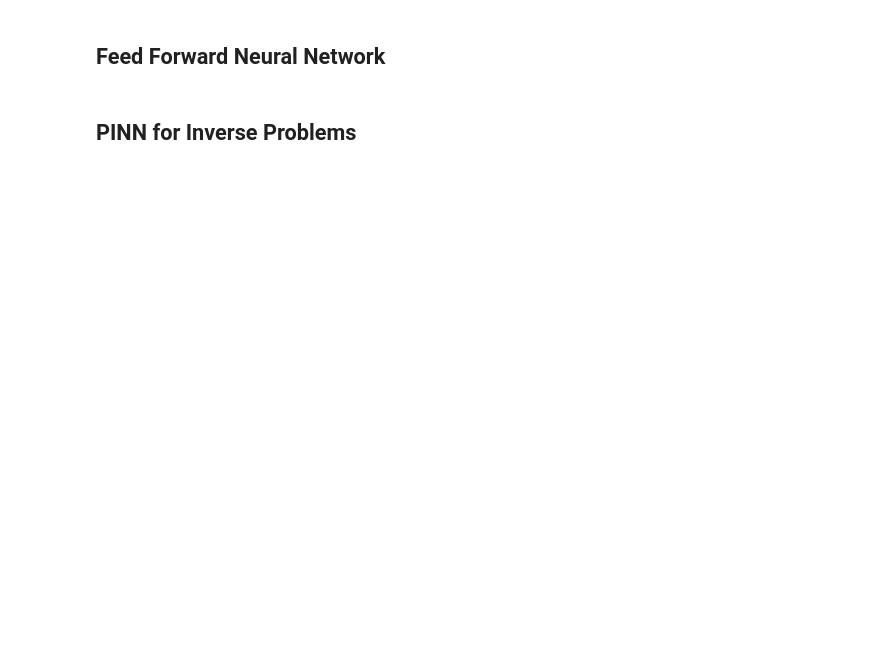
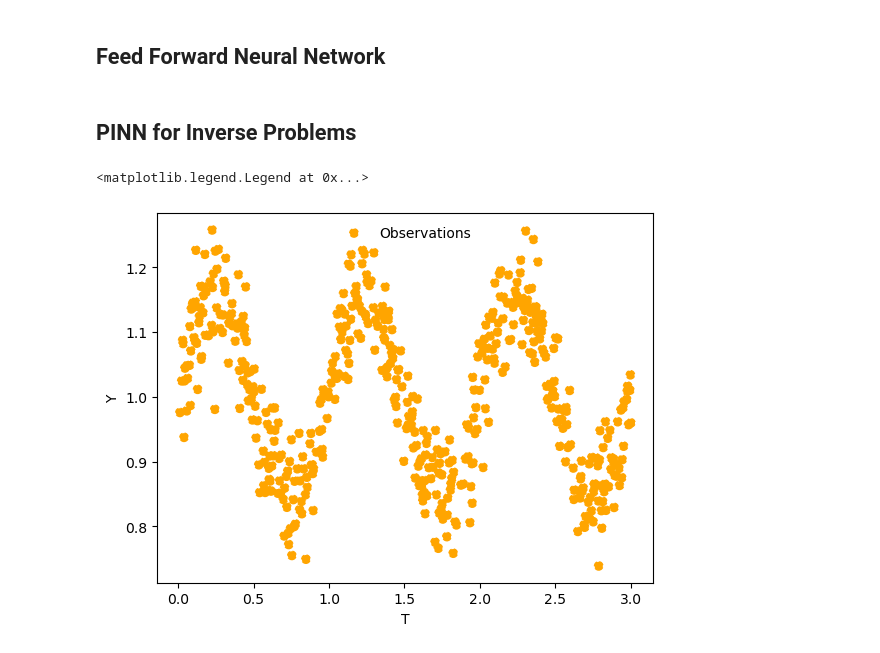
Before and after one commit to ChristianJzB/Projects, a Jupyter notebook: Physics _Informed_NN/6_ODE_Uncertainty copy.ipynb, the cells around one changed output. Cells and saved outputs as stored; diff of their text form; code cells hidden in the pictures; blank space fills up the shorter version.

```diff
--- a/Physics _Informed_NN/6_ODE_Uncertainty copy.ipynb
+++ b/Physics _Informed_NN/6_ODE_Uncertainty copy.ipynb
@@ -167,0 +197,9 @@ model.register_parameters(0.5)
+# %%
+plt.scatter(x,y,linestyle='dashed', label = "Observations",color= "orange")
+
+plt.xlabel("T")
+plt.ylabel("Y")
+plt.legend(frameon=False)
+# %% [output]
+<matplotlib.legend.Legend at 0x...>
+[figure, added]
```
Also changed, not shown: parts of 20 cells of this notebook, 8 other files.
